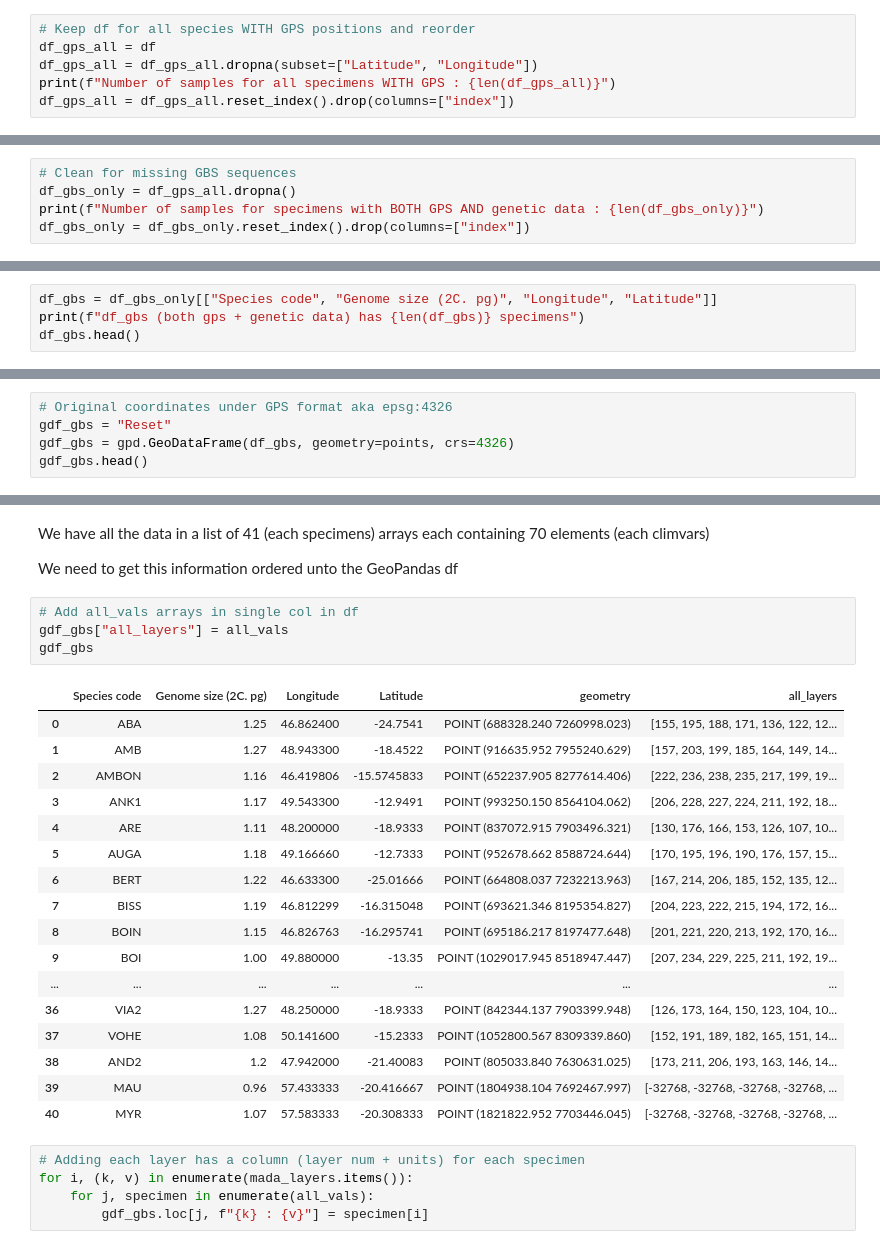
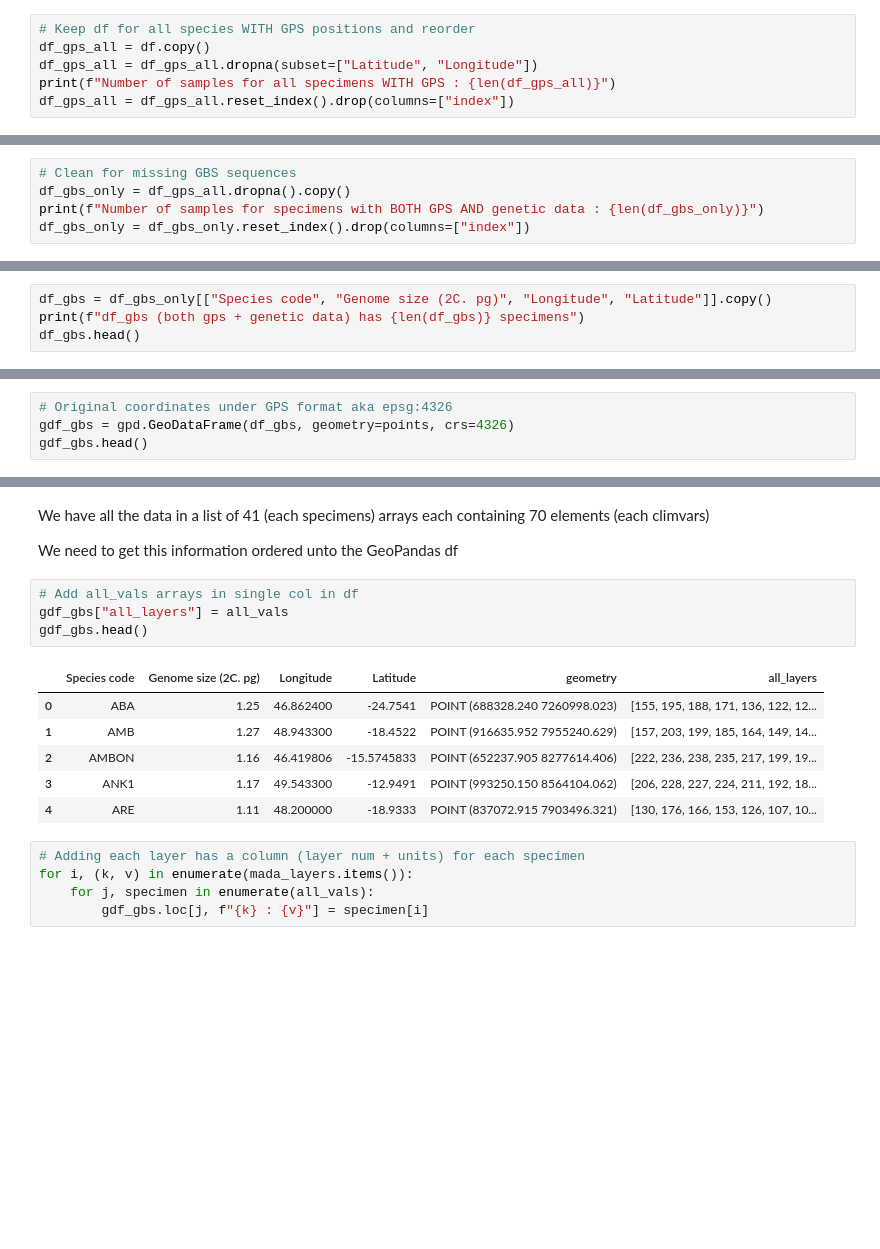
Before and after one commit to tahiri-lab/py_madaclim, a Jupyter notebook: src/data_exploration.ipynb, the cells around one changed output, grey strips where cells are left out. Saved outputs shown, nothing was run; the diff lists cells and outputs as text; blank space fills up the shorter version.

```diff
--- a/src/data_exploration.ipynb
+++ b/src/data_exploration.ipynb
@@ -94,7 +94,7 @@ df.head()
 | 4 | C.ankaranensis | ANK2 | A808 | NaN | Multiflorae | 1.17 | ... |
 # %%
 # Keep df for all species WITH GPS positions and reorder
-df_gps_all = df
+df_gps_all = df.copy()
 df_gps_all = df_gps_all.dropna(subset=["Latitude", "Longitude"])
 print(f"Number of samples for all specimens WITH GPS : {len(df_gps_all)}")
 df_gps_all = df_gps_all.reset_index().drop(columns=["index"])
@@ -102,7 +102,7 @@ df_gps_all = df_gps_all.reset_index().drop(columns=["index"])
 Number of samples for all specimens WITH GPS : 51
 # %%
 # Clean for missing GBS sequences
-df_gbs_only = df_gps_all.dropna()
+df_gbs_only = df_gps_all.dropna().copy()
 print(f"Number of samples for specimens with BOTH GPS AND genetic data : {len(df_gbs_only)}")
 df_gbs_only = df_gbs_only.reset_index().drop(columns=["index"])
 # %% [output]
@@ -360,7 +372,7 @@ layer37 bio1_Annual Mean Temperature
 # %% [markdown]
 Subset df
 # %%
-df_gbs = df_gbs_only[["Species code", "Genome size (2C. pg)", "Longitude", "Latitude"]]
+df_gbs = df_gbs_only[["Species code", "Genome size (2C. pg)", "Longitude", "Latitude"]].copy()
 print(f"df_gbs (both gps + genetic data) has {len(df_gbs)} specimens")
 df_gbs.head()
 # %% [output]
@@ -392,7 +404,6 @@ points[0:10]
 Create GeoPandas dataframe
 # %%
 # Original coordinates under GPS format aka epsg:4326
-gdf_gbs = "Reset"
 gdf_gbs = gpd.GeoDataFrame(df_gbs, geometry=points, crs=4326)
 gdf_gbs.head()
 # %% [output]
@@ -542,25 +566,14 @@ We need to get this information ordered unto the GeoPandas df
 # %%
 # Add all_vals arrays in single col in df
 gdf_gbs["all_layers"] = all_vals
-gdf_gbs
+gdf_gbs.head()
 # %% [output]
 |  | Species code | Genome size (2C. pg) | Longitude | Latitude | geometry | all_layers |
 | 0 | ABA | 1.25 | 46.862400 | -24.7541 | POINT (688328.240 7260998.023) | [155, 195, 188, 171, 136, 122, 12... |
 | 1 | AMB | 1.27 | 48.943300 | -18.4522 | POINT (916635.952 7955240.629) | [157, 203, 199, 185, 164, 149, 14... |
 | 2 | AMBON | 1.16 | 46.419806 | -15.5745833 | POINT (652237.905 8277614.406) | [222, 236, 238, 235, 217, 199, 19... |
 | 3 | ANK1 | 1.17 | 49.543300 | -12.9491 | POINT (993250.150 8564104.062) | [206, 228, 227, 224, 211, 192, 18... |
 | 4 | ARE | 1.11 | 48.200000 | -18.9333 | POINT (837072.915 7903496.321) | [130, 176, 166, 153, 126, 107, 10... |
-| 5 | AUGA | 1.18 | 49.166660 | -12.7333 | POINT (952678.662 8588724.644) | [170, 195, 196, 190, 176, 157, 15... |
-| 6 | BERT | 1.22 | 46.633300 | -25.01666 | POINT (664808.037 7232213.963) | [167, 214, 206, 185, 152, 135, 12... |
-| 7 | BISS | 1.19 | 46.812299 | -16.315048 | POINT (693621.346 8195354.827) | [204, 223, 222, 215, 194, 172, 16... |
-| 8 | BOIN | 1.15 | 46.826763 | -16.295741 | POINT (695186.217 8197477.648) | [201, 221, 220, 213, 192, 170, 16... |
-| 9 | BOI | 1.00 | 49.880000 | -13.35 | POINT (1029017.945 8518947.447) | [207, 234, 229, 225, 211, 192, 19... |
-| ... | ... | ... | ... | ... | ... | ... |
-| 36 | VIA2 | 1.27 | 48.250000 | -18.9333 | POINT (842344.137 7903399.948) | [126, 173, 164, 150, 123, 104, 10... |
-| 37 | VOHE | 1.08 | 50.141600 | -15.2333 | POINT (1052800.567 8309339.860) | [152, 191, 189, 182, 165, 151, 14... |
-| 38 | AND2 | 1.2 | 47.942000 | -21.40083 | POINT (805033.840 7630631.025) | [173, 211, 206, 193, 163, 146, 14... |
-| 39 | MAU | 0.96 | 57.433333 | -20.416667 | POINT (1804938.104 7692467.997) | [-32768, -32768, -32768, -32768, ... |
-| 40 | MYR | 1.07 | 57.583333 | -20.308333 | POINT (1821822.952 7703446.045) | [-32768, -32768, -32768, -32768, ... |
 # %%
 # Adding each layer has a column (layer num + units) for each specimen
 for i, (k, v) in enumerate(mada_layers.items()):
```
Also changed, not shown: parts of 22 cells of this notebook.
